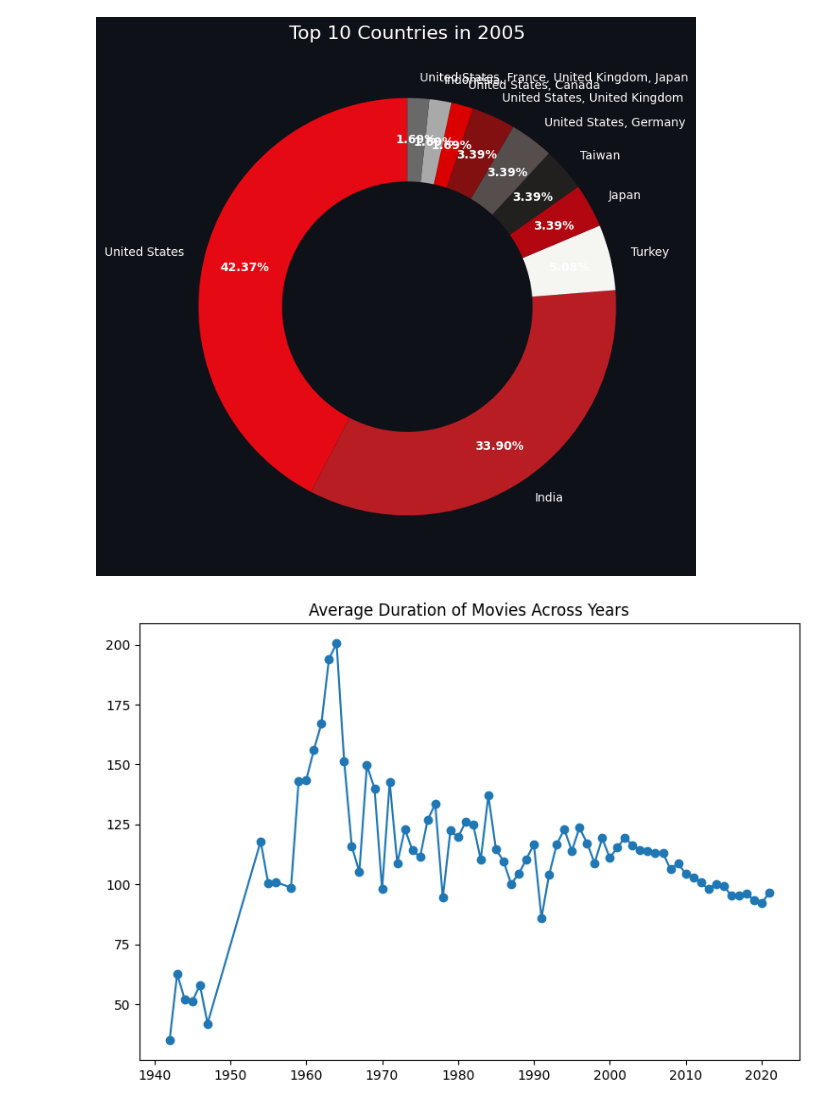
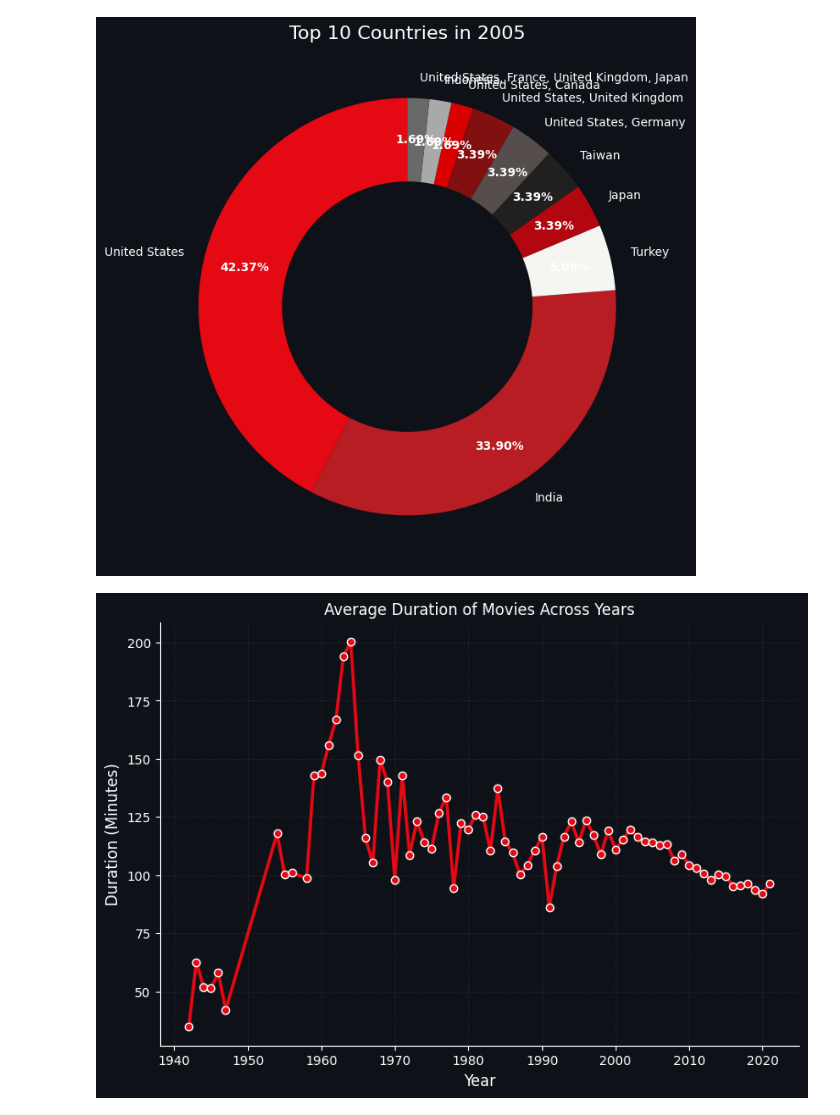
Before and after one commit to Haberhau/eae_ipld_project, a Jupyter notebook: development/02_netflix_data_analysis.ipynb, the cells around one changed output. Saved outputs shown, nothing was run; the diff lists cells and outputs as text; code cells hidden in the pictures.

Commit message:
Update_Colors-netflix.2

```diff
--- a/development/02_netflix_data_analysis.ipynb
+++ b/development/02_netflix_data_analysis.ipynb
@@ -133,23 +133,56 @@ plt.show()
 # %%
 # Ex 2.7: Make a line chart of the average duration of movies (not TV shows) in minutes for every year across all the years.
 
 # (hint: you can create a new column with the integer value of the minutes of the movies, it's possible to do it with the .apply()
 # method and a lambda function, getting only stripping the minutes of it and converting the digit number to an integer
 # or you can also do this process with a for loop over the dataframe rows like <for row_id, row in df.iterrows(): > creating every new value of that row for the new column
 
 # Then use groupby year and in order to average on that movies minutes column)
 
 movies_avg_duration_per_year =  movies_df[movies_df["type"] == "Movie"].copy()
 movies_avg_duration_per_year["duration_minutes"] = movies_avg_duration_per_year["duration"].apply(lambda x: int(x.split(" ")[0]))
 movies_avg_duration_per_year = movies_avg_duration_per_year.groupby("release_year")["duration_minutes"].mean()
+bg_color = '#0E1117'
+netflix_red = '#E50914'
+text_color = 'white'
 
 
-fig = plt.figure(figsize=(9, 6))
+fig, ax = plt.subplots(figsize=(9, 6))
 
-plt.plot(movies_avg_duration_per_year.index, movies_avg_duration_per_year.values, marker='o')
+
+fig.patch.set_facecolor(bg_color)
+ax.set_facecolor(bg_color)
+
+
+ax.plot(movies_avg_duration_per_year.index,
+        movies_avg_duration_per_year.values,
+        marker='o',
+        color=netflix_red,
+        linewidth=2.5,
+        markersize=6,
+        markeredgecolor='white',
+        markeredgewidth=1
+       )
+
+
+ax.set_title("Average Duration of Movies Across Years", color=text_color, fontsize=16, weight='bold', pad=15)
+ax.set_xlabel("Year", color=text_color, fontsize=12)
+ax.set_ylabel("Duration (Minutes)", color=text_color, fontsize=12)
+
+
+ax.tick_params(axis='x', colors=text_color)
+ax.tick_params(axis='y', colors=text_color)
+
+
+ax.spines['bottom'].set_color(text_color)
+ax.spines['left'].set_color(text_color)
+ax.spines['top'].set_visible(False)
+ax.spines['right'].set_visible(False)
+
+ax.grid(color='white', linestyle='--', linewidth=0.5, alpha=0.1)
 
 plt.title("Average Duration of Movies Across Years")
 
 plt.show()
 # %% [output]
-[figure, old version]
+[figure, new version]
```
